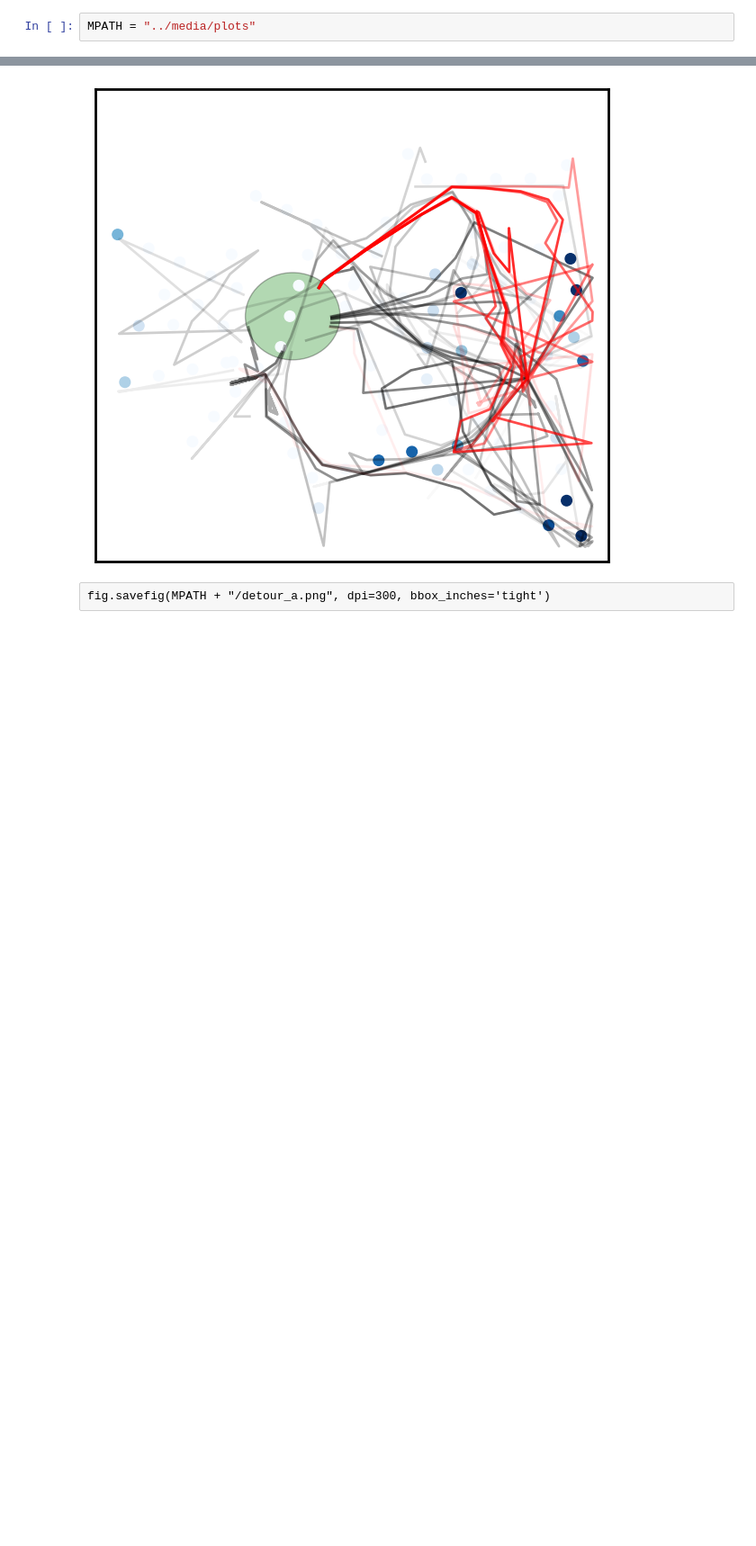
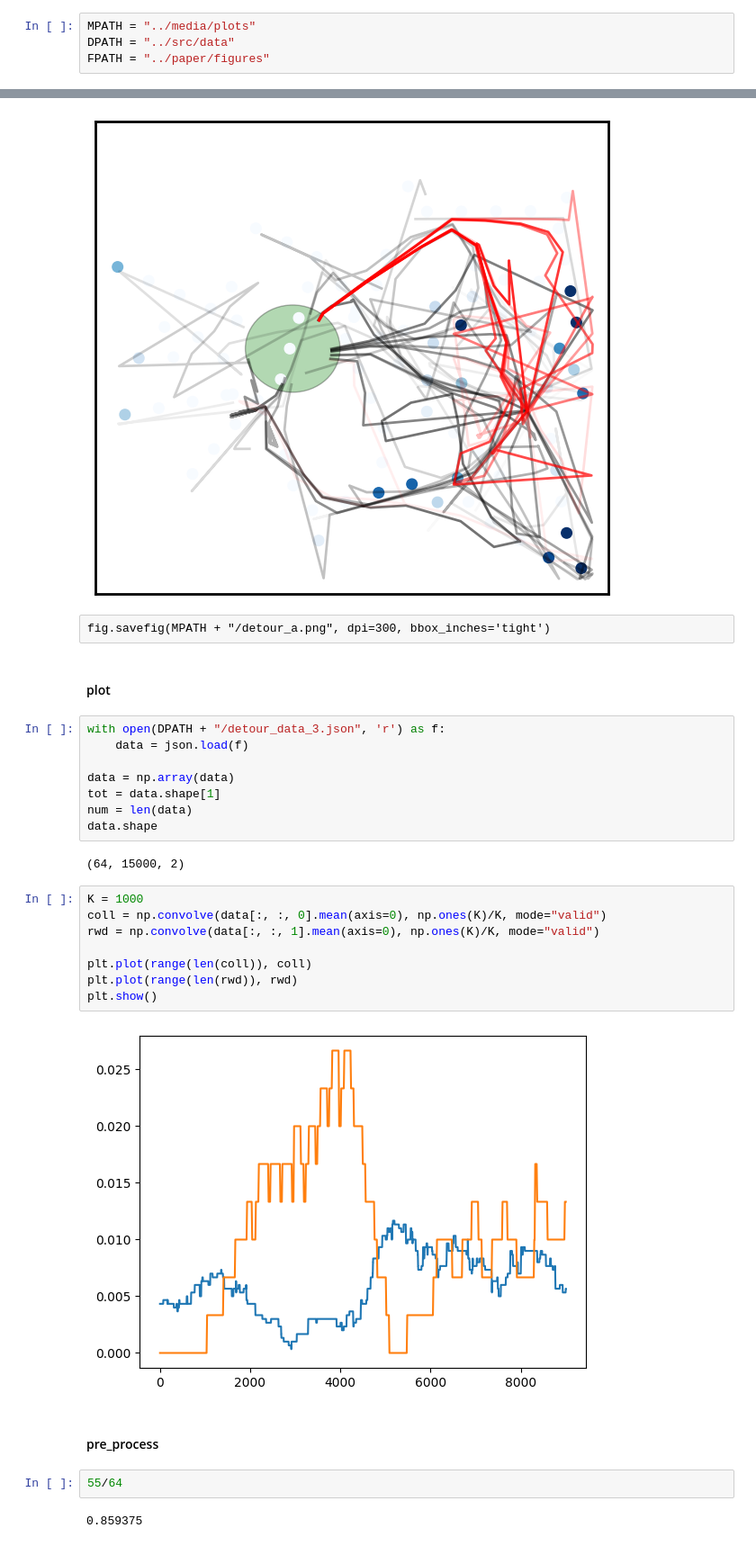
Before and after one commit to iKiru-hub/PCNN, a Jupyter notebook: notebooks/lab_analysis_2.ipynb, the cells around one changed output, grey strips where cells are left out. Shown at 90% size. Drawn from its saved outputs; the diff is of its cells as text; blank space fills up the shorter version.

```diff
--- a/notebooks/lab_analysis_2.ipynb
+++ b/notebooks/lab_analysis_2.ipynb
@@ -36,5 +36,7 @@ An.DNS | 2025-04-22 20:48:48 |
 # %%
 MPATH = "../media/plots"
+DPATH = "../src/data"
+FPATH = "../paper/figures"
 # %%
 #plt.style.use('science')  # Requires matplotlib-style package
 plt.rcParams.update({
@@ -394,3 +396,31 @@ plt.show()
 [figure]
 # %% [raw]
 fig.savefig(MPATH + "/detour_a.png", dpi=300, bbox_inches='tight')
+# %% [markdown]
+#### plot
+# %%
+with open(DPATH + "/detour_data_3.json", 'r') as f:
+    data = json.load(f)
+
+data = np.array(data)
+tot = data.shape[1]
+num = len(data)
+data.shape
+# %% [output]
+(64, 15000, 2)
+# %%
+K = 1000
+coll = np.convolve(data[:, :, 0].mean(axis=0), np.ones(K)/K, mode="valid")
+rwd = np.convolve(data[:, :, 1].mean(axis=0), np.ones(K)/K, mode="valid")
+
+plt.plot(range(len(coll)), coll)
+plt.plot(range(len(rwd)), rwd)
+plt.show()
+# %% [output]
+[figure, added]
+# %% [markdown]
+#### pre_process
+# %%
+55/64
+# %% [output]
+0.859375
```
Also changed, not shown: parts of 16 cells of this notebook, 20 other files.
